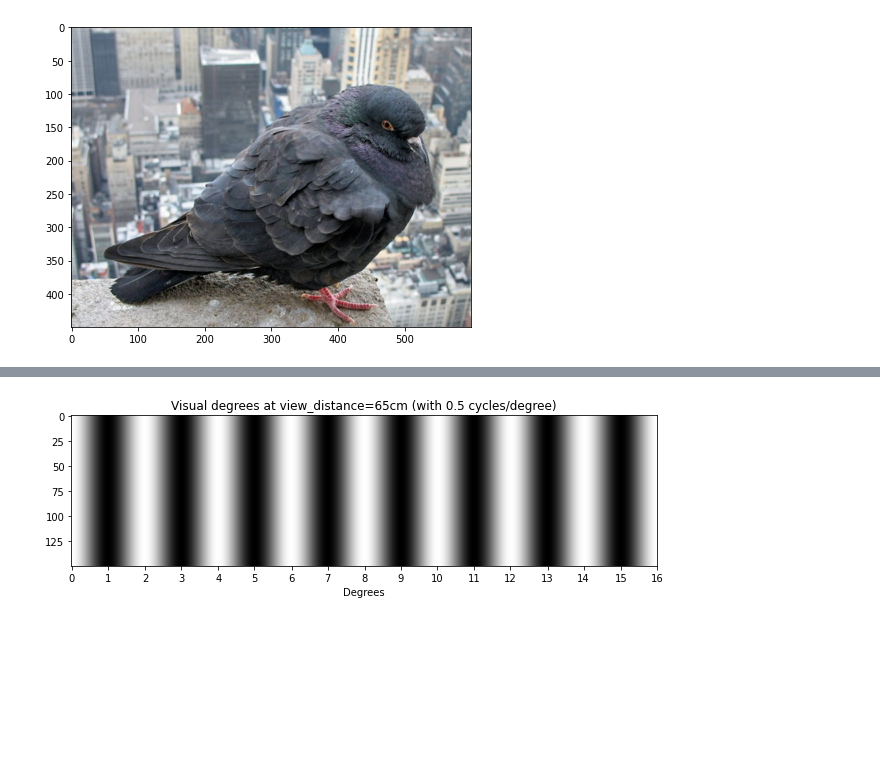
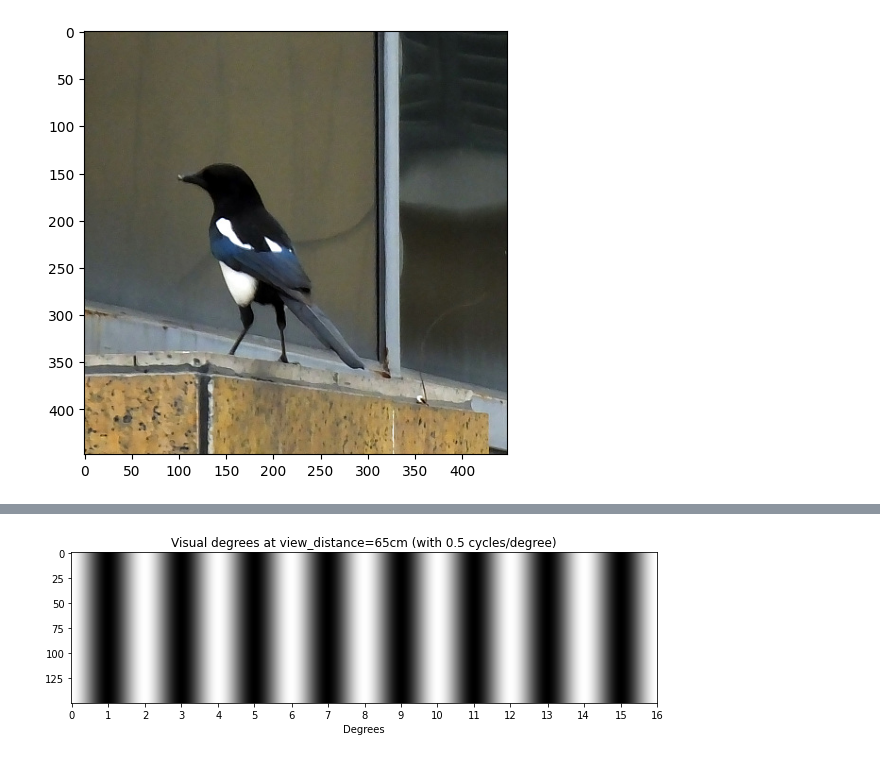
Before and after one commit to andreybarsky/adv-pfldocVQA, a Jupyter notebook: jnd/csf_calib.ipynb, the cells around one changed output, grey strips where cells are left out. Cells and saved outputs as stored; diff of their text form; code cells hidden in the pictures; blank space fills up the shorter version.

```diff
--- a/jnd/csf_calib.ipynb
+++ b/jnd/csf_calib.ipynb
@@ -2,44 +2,49 @@
 import numpy as np
 from PIL import Image
 import matplotlib.pyplot as plt
 from matplotlib import rcParams
 
 from os import path
 from IPython.display import display
 import sys, pdb
 
 import viz
 
 # natural example image:
-nimage = Image.open('/home/andrey/data/city_pigeon.png')
+nimage = Image.open('/home/abarsky/data/calibration/magpie.jpg').convert('RGB')
 
 # document example image:
 # dimage = Image.open('/home/andrey/data/invoice.png')
-from pdf2image import convert_from_path
-doc_images = convert_from_path('/home/andrey/data/Nomina_diciembre.pdf')
-dimage = doc_images[0]
-dimage.save('/home/andrey/data/Nomina_diciembre0.png')
+# from pdf2image import convert_from_path
+# doc_images = convert_from_path('/home/andrey/data/Nomina_diciembre.pdf')
+# dimage = doc_images[0]
+# dimage.save('/home/andrey/data/Nomina_diciembre0.png')
 
 from viz import normalise, rshow
 from pyramid import gaussian_blur, laplacian_pyramid, inject_noise, bandlimited_noise, get_gaussian_kernel
 from oklab import srgb_to_oklab, oklab_to_srgb
 from csf import lum_csf, rg_csf, yb_csf
 
 
-narr = np.asarray(nimage)
-darr = np.asarray(dimage)
+nimage_crop = nimage.crop((0,100,448,548))
+nimage_ds = nimage_crop.resize((224,224))
+
+narr = np.asarray(nimage_crop)
+# darr = np.asarray(dimage)
 
 source_img = narr
 
 
 # view a slice of the source img for compactness
-yl, yh = 50,500
-xl, xh = 100, 700
-source_crop = source_img[yl:yh, xl:xh]
+# yl, yh = 50,500
+# xl, xh = 100, 700
+# source_crop = source_img[yl:yh, xl:xh]
+
+source_crop = narr
 
 rshow(source_crop)
 # %% [output]
-[figure, old version]
+[figure, new version]
 # %%
 # calibrate dpi:
 
```
Also changed, not shown: parts of 1 cell of this notebook, 15 other files.
